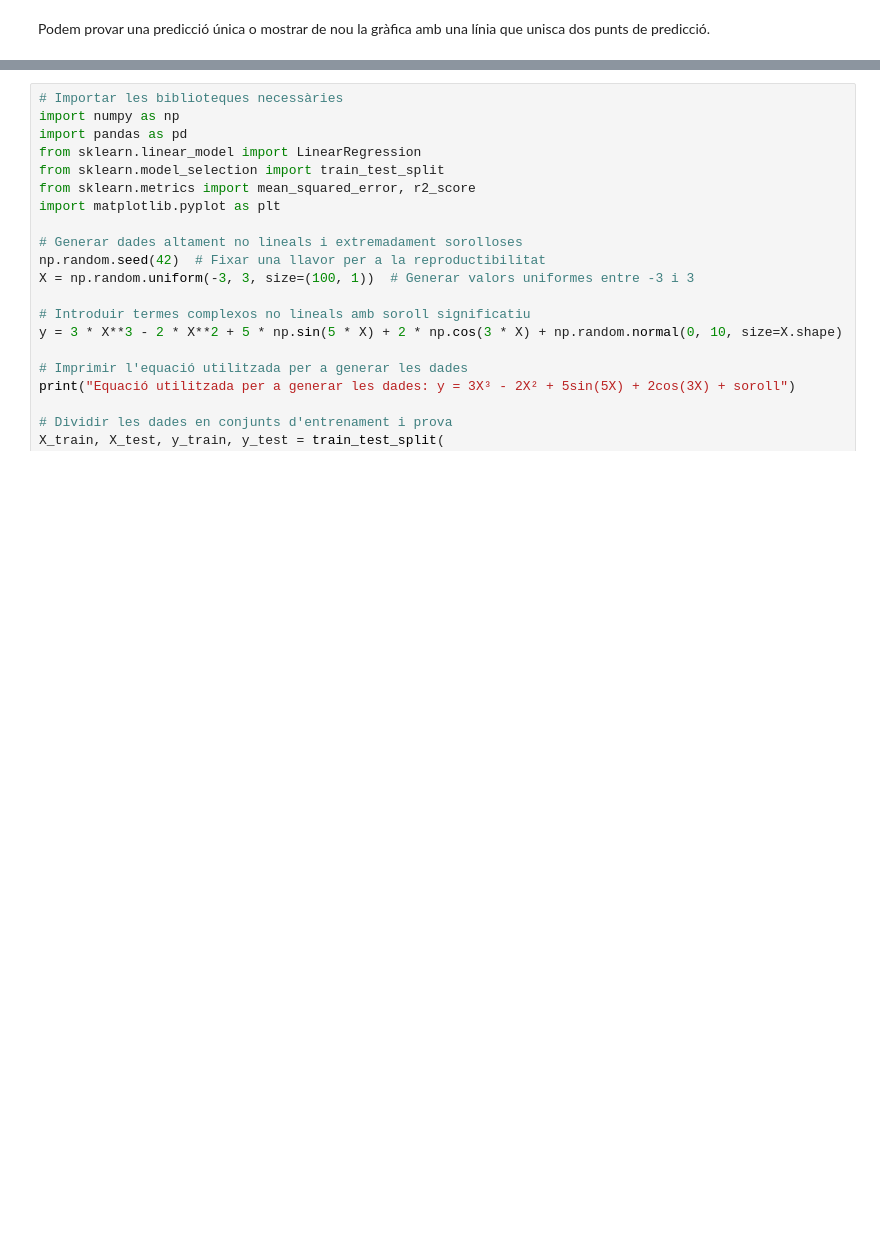
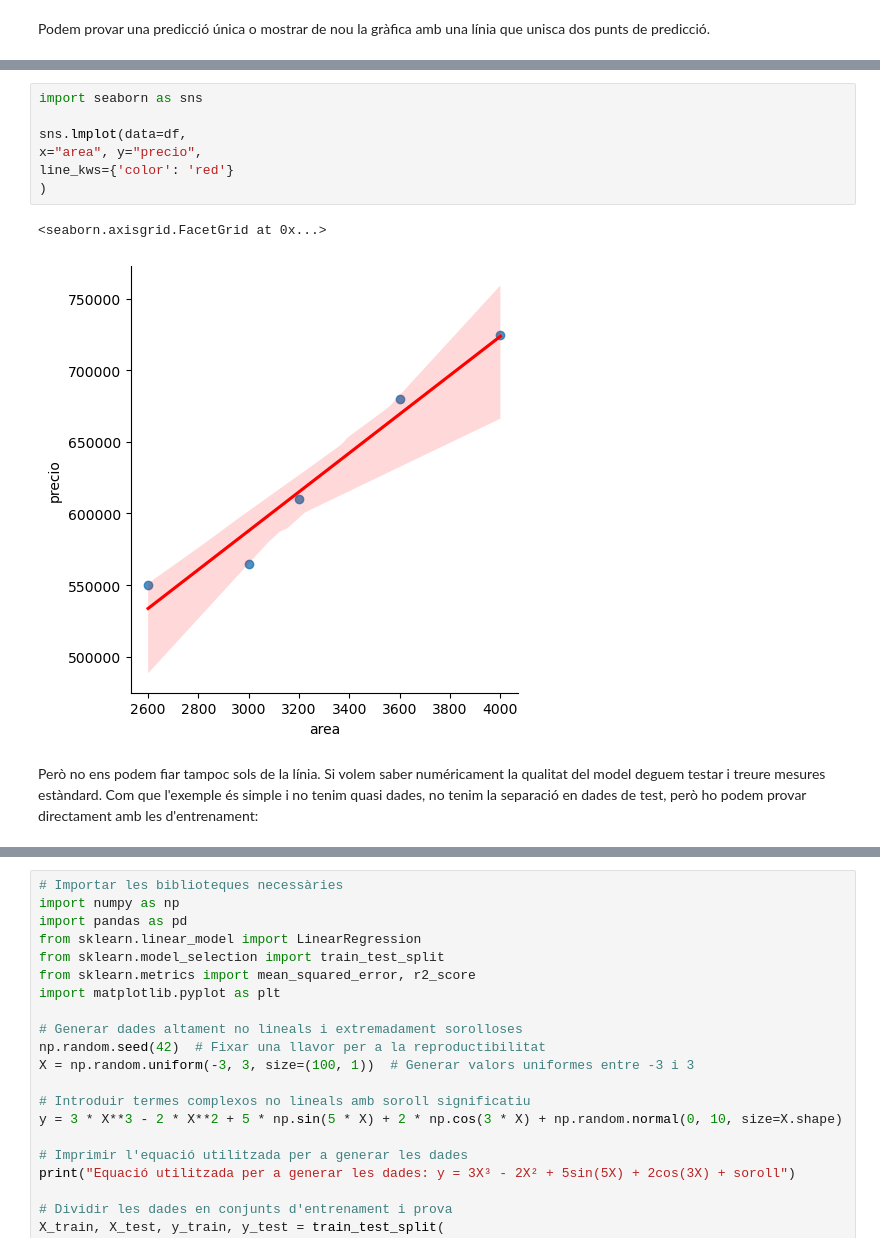
Before and after one commit to xxjcaxx/Disseny-i-avaluacio-de-models, a Jupyter notebook: apunts/documents/regressió.ipynb, the cells around one changed output, grey strips where cells are left out. Drawn from its saved outputs; the diff is of its cells as text; blank space fills up the shorter version.

```diff
--- a/apunts/documents/regressió.ipynb
+++ b/apunts/documents/regressió.ipynb
@@ -76,0 +100,12 @@ plt.show()  # Mostrar el gràfic
+# %%
+import seaborn as sns
+
+sns.lmplot(data=df,
+x="area", y="precio",
+line_kws={'color': 'red'}
+)
+# %% [output]
+<seaborn.axisgrid.FacetGrid at 0x...>
+[figure, added]
+# %% [markdown]
+Però no ens podem fiar tampoc sols de la línia. Si volem saber numéricament la qualitat del model deguem testar i treure mesures estàndard. Com que l'exemple és simple i no tenim quasi dades, no tenim la separació en dades de test, però ho podem provar directament amb les d'entrenament:
```
Also changed, not shown: parts of 37 cells of this notebook.
